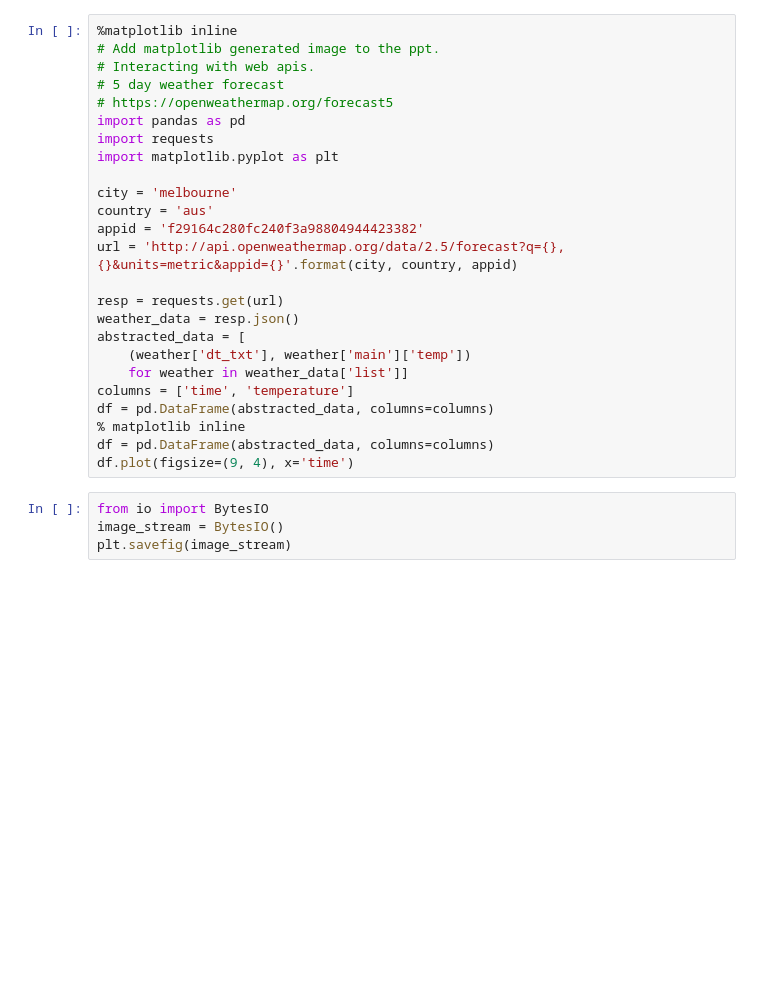
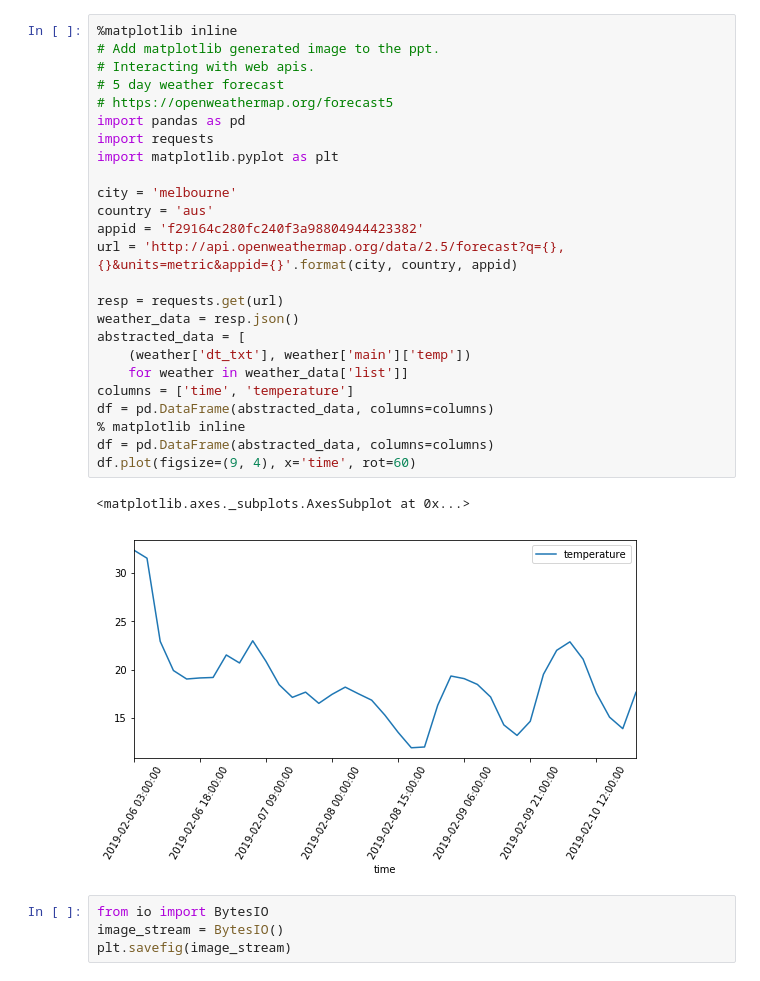
Before and after one commit to jacobcui/python301, a Jupyter notebook: pptx.ipynb, the cells around one changed output. Cells and saved outputs as stored; diff of their text form; blank space fills up the shorter version.

```diff
--- a/pptx.ipynb
+++ b/pptx.ipynb
@@ -109,28 +112,31 @@ prs.save(output_file)
 # %%
 %matplotlib inline
 # Add matplotlib generated image to the ppt.
 # Interacting with web apis.
 # 5 day weather forecast
 # https://openweathermap.org/forecast5
 import pandas as pd
 import requests
 import matplotlib.pyplot as plt
 
 city = 'melbourne'
 country = 'aus'
 appid = 'f29164c280fc240f3a98804944423382'
 url = 'http://api.openweathermap.org/data/2.5/forecast?q={},{}&units=metric&appid={}'.format(city, country, appid)
 
 resp = requests.get(url)
 weather_data = resp.json()
 abstracted_data = [
     (weather['dt_txt'], weather['main']['temp'])
     for weather in weather_data['list']]
 columns = ['time', 'temperature']
 df = pd.DataFrame(abstracted_data, columns=columns)
 % matplotlib inline
 df = pd.DataFrame(abstracted_data, columns=columns)
-df.plot(figsize=(9, 4), x='time')
+df.plot(figsize=(9, 4), x='time', rot=60)
+# %% [output]
+<matplotlib.axes._subplots.AxesSubplot at 0x...>
+[figure, added]
 # %%
 from io import BytesIO
 image_stream = BytesIO()
```
Also changed, not shown: parts of 4 cells of this notebook, 19 other files.
